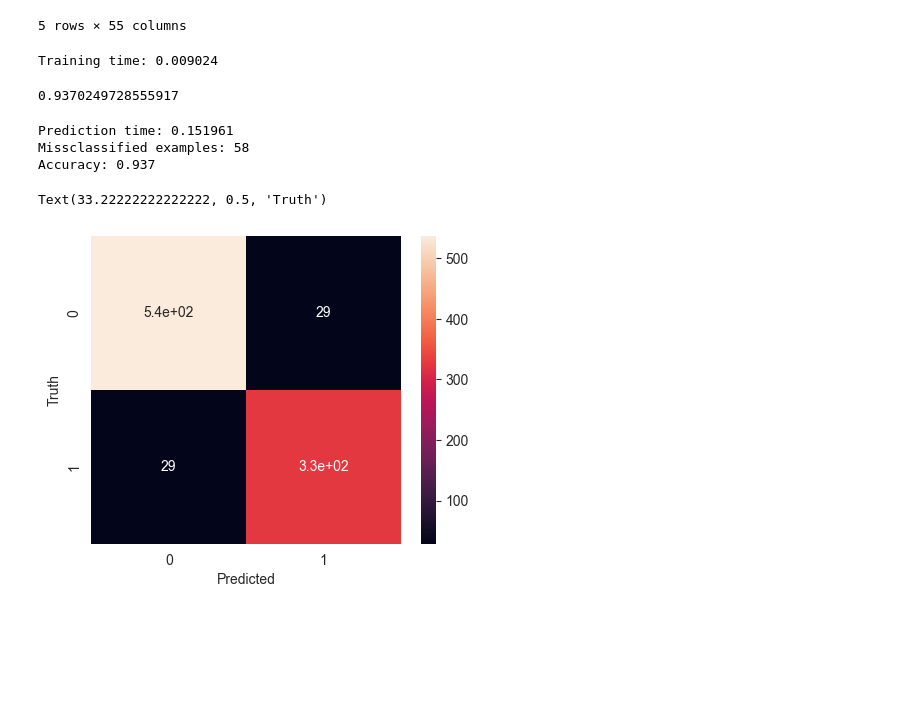
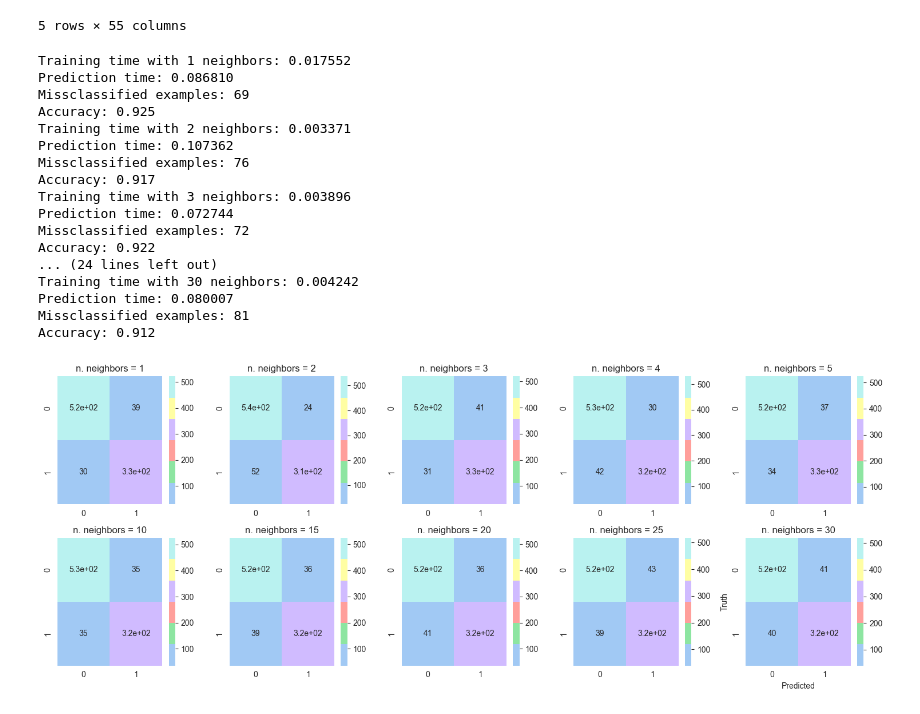
Before and after one commit to filippovicidomini/TF-IDF, a Jupyter notebook: kNN_classifier.ipynb, the cells around one changed output. Cells and saved outputs as stored; diff of their text form; code cells hidden in the pictures; blank space fills up the shorter version.

```diff
--- a/kNN_classifier.ipynb
+++ b/kNN_classifier.ipynb
@@ -21,33 +23,44 @@ spam_data.head()
 X = spam_data.drop('targhet', axis=1)
 y = spam_data['targhet']  # colonna che segna se è spam o meno
 X_train, X_test, y_train, y_test = train_test_split(X, y, test_size=0.20)
-# %%
-KNN = KNeighborsClassifier(n_neighbors=5)
-start_time=time.time()
-KNN.fit(X_train, y_train)
-print('Training time: %f'%(time.time() - start_time))
-KNN.score(X_test, y_test)
-# %% [output]
-Training time: 0.009024
-0.9370249728555917
-# %%
-start_time=time.time()
-y_predict = KNN.predict(X_test)
-print('Prediction time: %f'%(time.time() - start_time))
-print('Missclassified examples: %d'% (y_test != y_predict).sum())
-print('Accuracy: %.3f' % accuracy_score(y_test, y_predict))
-# %% [output]
-Prediction time: 0.151961
-Missclassified examples: 58
-Accuracy: 0.937
-# %%
-cm = confusion_matrix(y_test, y_predict)
-import seaborn as sn
-import matplotlib.pyplot as plt
-plt.figure(figsize=(5,4))
-sn.heatmap(cm, annot=True)
-plt.xlabel('Predicted')
-plt.ylabel('Truth')
-# %% [output]
-Text(33.22222222222222, 0.5, 'Truth')
-[figure, removed]
+# %%
+# facciamo training in cross validation con vari numeri di vicini
+nneighbor: list = [1, 2, 3, 4, 5, 10, 15, 20, 25, 30]
+fig, axs = plt.subplots(2, 5, figsize=(15, 6))
+for i in range(10):
+    KNN = KNeighborsClassifier(n_neighbors=nneighbor[i])
+    start_time = time.time()
+    KNN.fit(X_train, y_train)
+    print(f'Training time with {nneighbor[i]} neighbors: %f' % (time.time() - start_time))
+    KNN.score(X_test, y_test)
+    start_time = time.time()
+    y_predict = KNN.predict(X_test)
+    print('Prediction time: %f' % (time.time() - start_time))
+    print('Missclassified examples: %d' % (y_test != y_predict).sum())
+    print('Accuracy: %.3f' % accuracy_score(y_test, y_predict))
+    cm = confusion_matrix(y_test, y_predict)
+    sn.heatmap(cm, annot=True, ax=axs[int(i / 5), i % 5], cmap=sn.color_palette("pastel6").as_hex())
+    axs[int(i / 5), i % 5].set_title('n. neighbors = ' + str(nneighbor[i]))
+plt.xlabel('Predicted')
+plt.ylabel('Truth')
+plt.tight_layout()
+plt.show()
+# %% [output]
+Training time with 1 neighbors: 0.017552
+Prediction time: 0.086810
+Missclassified examples: 69
+Accuracy: 0.925
+Training time with 2 neighbors: 0.003371
+Prediction time: 0.107362
+Missclassified examples: 76
+Accuracy: 0.917
+Training time with 3 neighbors: 0.003896
+Prediction time: 0.072744
+Missclassified examples: 72
+Accuracy: 0.922
+... (24 lines left out)
+Training time with 30 neighbors: 0.004242
+Prediction time: 0.080007
+Missclassified examples: 81
+Accuracy: 0.912
+[figure, added]
```
Also changed, not shown: parts of 2 cells of this notebook, 2 other files.
